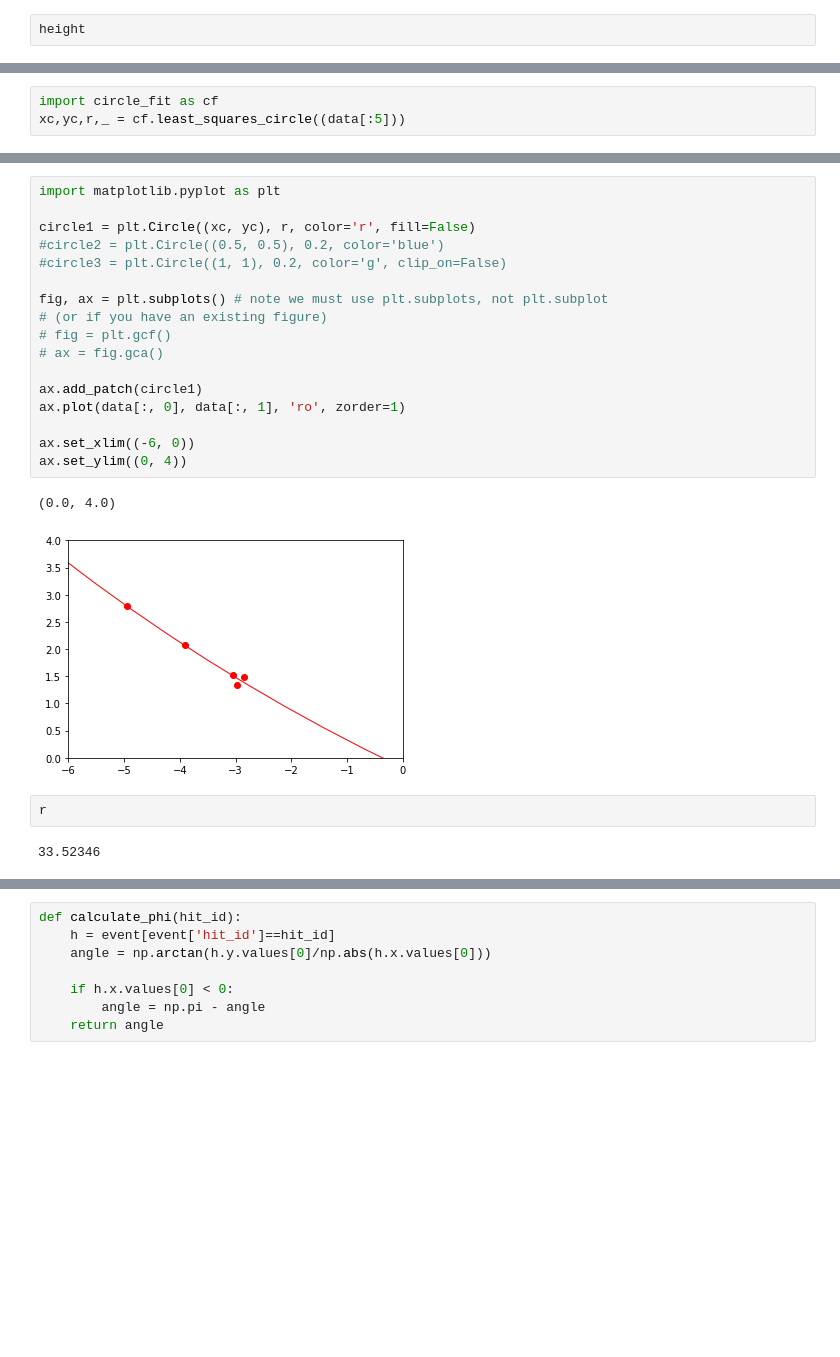
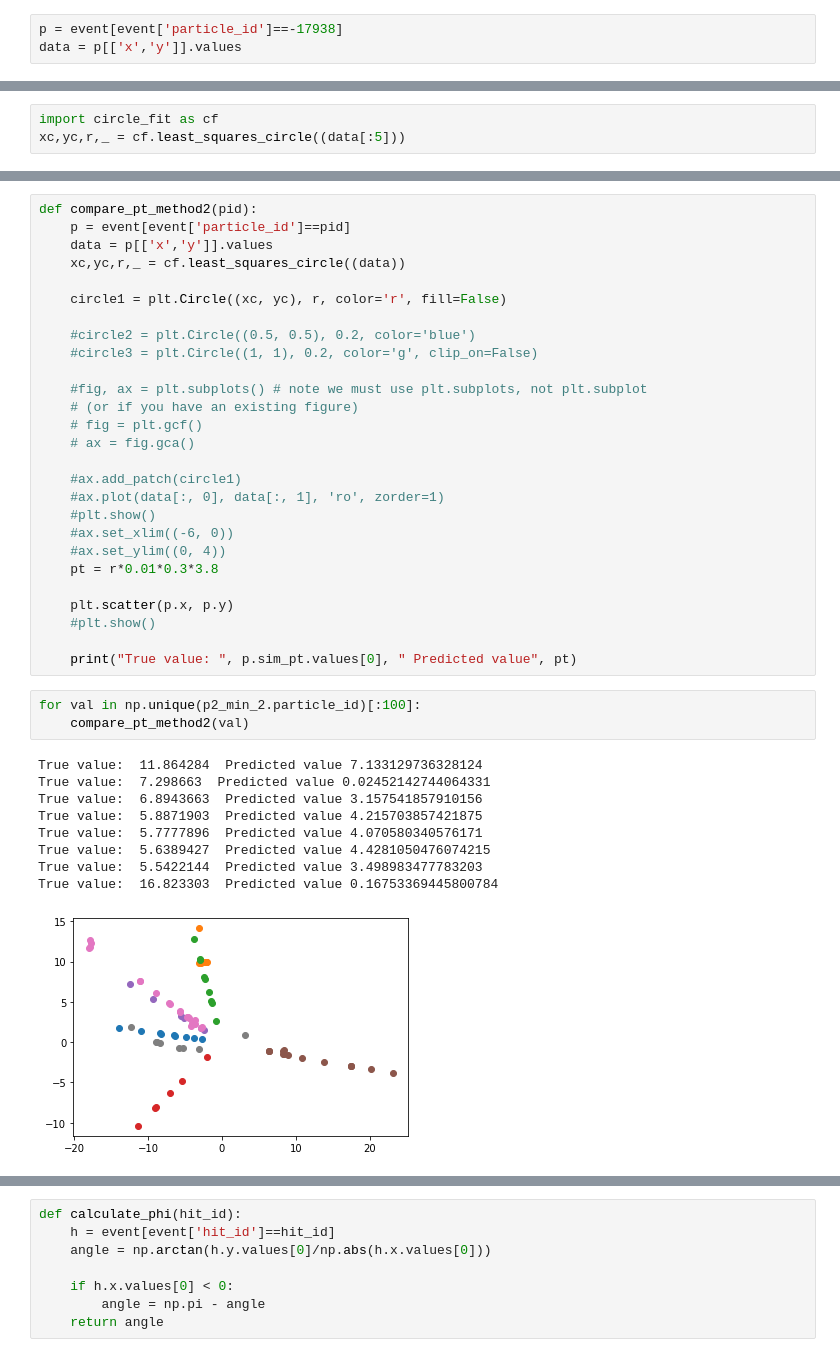
Before and after one commit to livaage/DDPG-for-tracking, a Jupyter notebook: Checks.ipynb, the cells around one changed output, grey strips where cells are left out. Cells and saved outputs as stored; diff of their text form; blank space fills up the shorter version.

```diff
--- a/Checks.ipynb
+++ b/Checks.ipynb
@@ -523,2 +595,3 @@ width
 # %%
-height
+p = event[event['particle_id']==-17938]
+data = p[['x','y']].values
@@ -560,25 +613,41 @@ _
 # %%
-import matplotlib.pyplot as plt
+def compare_pt_method2(pid):
+    p = event[event['particle_id']==pid]
+    data = p[['x','y']].values
+    xc,yc,r,_ = cf.least_squares_circle((data))
 
-circle1 = plt.Circle((xc, yc), r, color='r', fill=False)
-#circle2 = plt.Circle((0.5, 0.5), 0.2, color='blue')
-#circle3 = plt.Circle((1, 1), 0.2, color='g', clip_on=False)
+    circle1 = plt.Circle((xc, yc), r, color='r', fill=False)
 
-fig, ax = plt.subplots() # note we must use plt.subplots, not plt.subplot
-# (or if you have an existing figure)
-# fig = plt.gcf()
-# ax = fig.gca()
+    #circle2 = plt.Circle((0.5, 0.5), 0.2, color='blue')
+    #circle3 = plt.Circle((1, 1), 0.2, color='g', clip_on=False)
 
-ax.add_patch(circle1)
-ax.plot(data[:, 0], data[:, 1], 'ro', zorder=1)
+    #fig, ax = plt.subplots() # note we must use plt.subplots, not plt.subplot
+    # (or if you have an existing figure)
+    # fig = plt.gcf()
+    # ax = fig.gca()
 
-ax.set_xlim((-6, 0))
-ax.set_ylim((0, 4))
+    #ax.add_patch(circle1)
+    #ax.plot(data[:, 0], data[:, 1], 'ro', zorder=1)
+    #plt.show()
+    #ax.set_xlim((-6, 0))
+    #ax.set_ylim((0, 4))
+    pt = r*0.01*0.3*3.8
+
+    plt.scatter(p.x, p.y)
+    #plt.show()
+
+    print("True value: ", p.sim_pt.values[0], " Predicted value", pt)
-# %% [output]
-(0.0, 4.0)
-[figure, removed]
 # %%
-r
+for val in np.unique(p2_min_2.particle_id)[:100]:
+    compare_pt_method2(val)
 # %% [output]
-33.52346
+True value:  11.864284  Predicted value 7.133129736328124
+True value:  7.298663  Predicted value 0.02452142744064331
+True value:  6.8943663  Predicted value 3.157541857910156
+True value:  5.8871903  Predicted value 4.215703857421875
+True value:  5.7777896  Predicted value 4.070580340576171
+True value:  5.6389427  Predicted value 4.4281050476074215
+True value:  5.5422144  Predicted value 3.498983477783203
+True value:  16.823303  Predicted value 0.16753369445800784
+[figure, added]
 # %%
```
Also changed, not shown: parts of 30 cells of this notebook, 11 other files.
